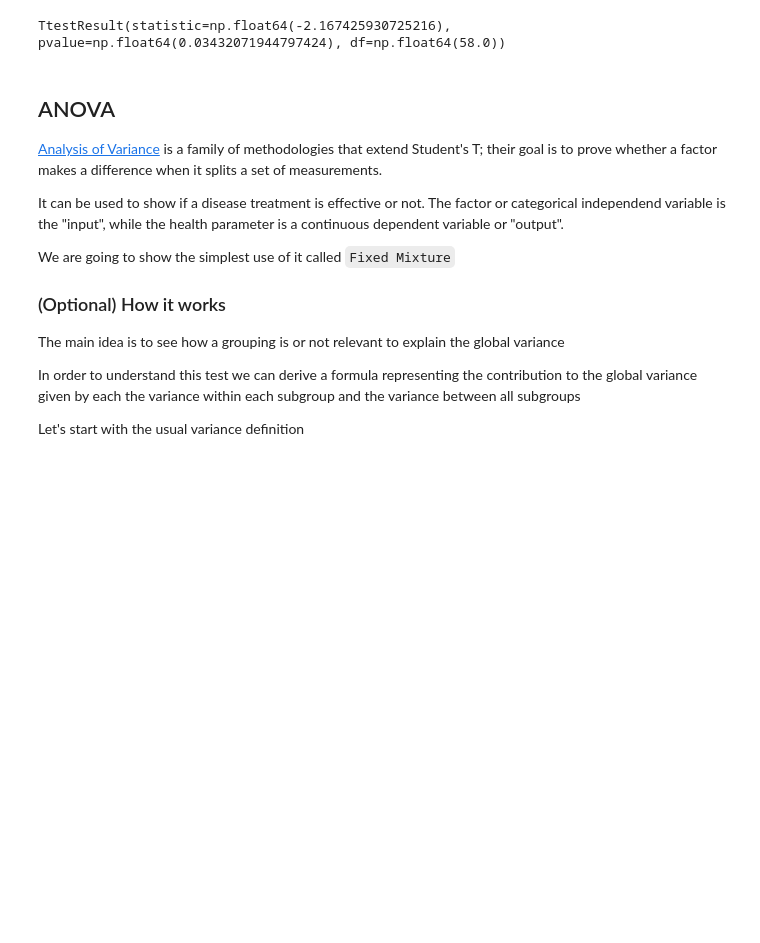
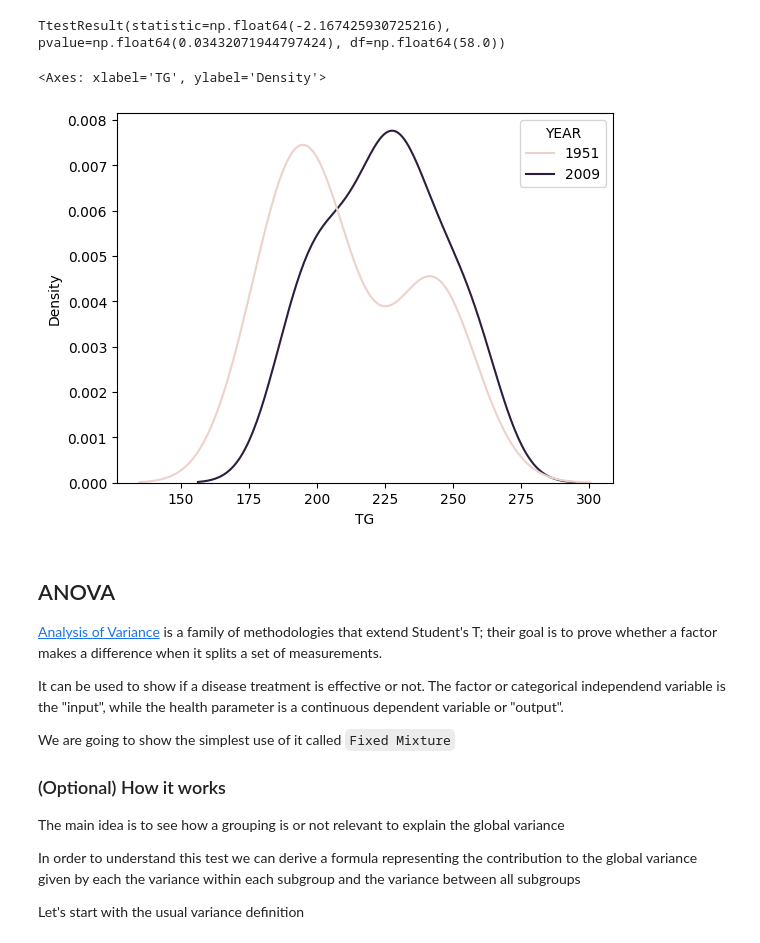
Before and after one commit to noiseOnTheNet/python-post023_jupyter_analitics, a Jupyter notebook: doc/Part_6.ipynb, the cells around one changed output. Drawn from its saved outputs; the diff is of its cells as text; code cells hidden in the pictures; blank space fills up the shorter version.

```diff
--- a/doc/Part_6.ipynb
+++ b/doc/Part_6.ipynb
@@ -55,6 +54,16 @@ from scipy.stats import ttest_ind
 ttest_ind(roma_giugno_1951,roma_giugno_2009)
 # %% [output]
 TtestResult(statistic=np.float64(-2.167425930725216), pvalue=np.float64(0.03432071944797424), df=np.float64(58.0))
+# %%
+roma_giugno= roma_cleaned.loc[
+    ((roma_cleaned.YEAR == 2009) |
+     (roma_cleaned.YEAR == 1951)) &
+    (roma_cleaned.MONTH == 6)
+]
+sns.kdeplot(data=roma_giugno,x="TG",hue="YEAR")
+# %% [output]
+<Axes: xlabel='TG', ylabel='Density'>
+[figure, added]
 # %% [markdown]
 ## ANOVA
 [Analysis of Variance](https://en.wikipedia.org/wiki/Analysis_of_variance) is a family of methodologies that extend Student's T; their goal is to prove whether a factor makes a difference when it splits a set of measurements.
```
Also changed, not shown: parts of 22 cells of this notebook, 1 other file.
